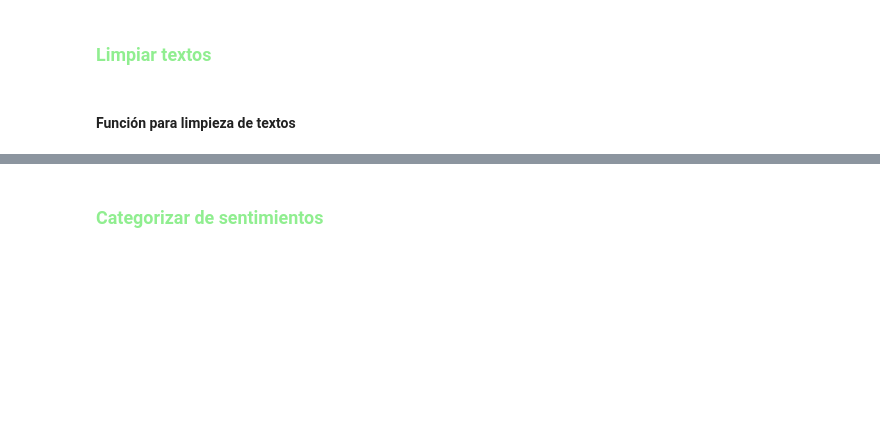
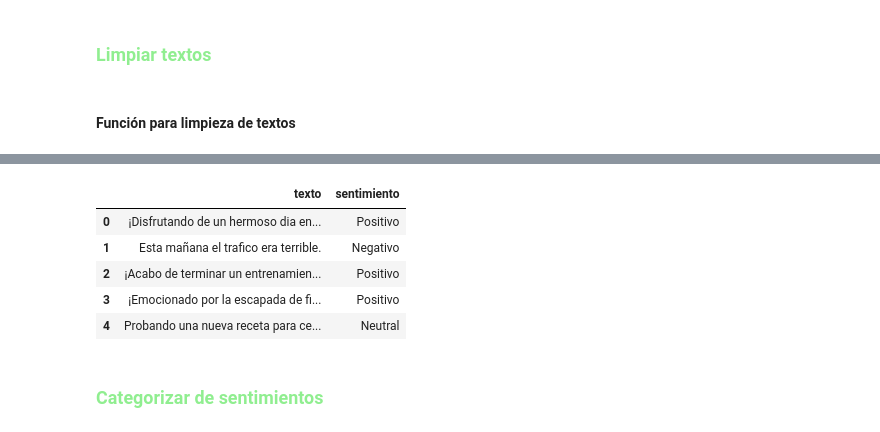
Before and after one commit to ml-punto-tech/sentiment-api, a Jupyter notebook: data-science/notebooks/Modelo_SentimentAPI.ipynb, the cells around one changed output, grey strips where cells are left out. Cells and saved outputs as stored; diff of their text form; code cells hidden in the pictures; blank space fills up the shorter version.

```diff
--- a/data-science/notebooks/Modelo_SentimentAPI.ipynb
+++ b/data-science/notebooks/Modelo_SentimentAPI.ipynb
@@ -479,0 +650,39 @@ Lista negativos limpios: amargura, entumecimiento, anhelo, devastado, desesperac
+# %%
+# ============================================================================
+# FUNCIÓN 3: Fase de limpieza básica (ORQUESTADOR)
+# ============================================================================
+def fase_limpieza_texto(dfs_filtrados):
+    """
+    Orquesta la limpieza básica de todos los datasets
+
+    Args:
+        dfs_originales: Diccionario con datasets filtrados
+
+    Returns:
+        Diccionario con datasets después de limpieza básica
+    """
+    print("\n" + "="*70)
+    print("🚀 FASE 1: LIMPIEZA BÁSICA (COMÚN A TODOS)")
+    print("="*70)
+
+    # Usar procesar_dict_con_idioma para recorrer todos
+    dfs_limpios_resultado = procesar_dic(
+        dict=dfs_filtrados, # Corrected: should use dfs_filtrados here
+        funcion_proceso=lambda df, nombre: limpiar_columnas(
+            df,
+            col1_name="texto",
+            col2_name="sentimiento",
+            nombre_df=nombre
+        ),
+        sufijo='_limpio'
+    )
+
+    print("\n✅ LIMPIEZA BÁSICA COMPLETADA")
+    print(f"• Entrada: {len(dfs_filtrados)} datasets")
+    print(f"• Salida: {len(dfs_limpios_resultado)} datasets procesados")
+
+    return dfs_limpios_resultado
+
+# Call the function and assign its result to the global dfs_limpios
+dfs_limpios = fase_limpieza_texto(dfs_filtrados)
+print(list(dfs_limpios.keys()))
@@ -511,2 +924,11 @@ Registros dataset_unificado: 3636
+# %%
+df_normal1.head()
+# %% [output]
+|  | texto | sentimiento |
+| 0 | ¡Disfrutando de un hermoso dia en... | Positivo |
+| 1 | Esta mañana el trafico era terrible. | Negativo |
+| 2 | ¡Acabo de terminar un entrenamien... | Positivo |
+| 3 | ¡Emocionado por la escapada de fi... | Positivo |
+| 4 | Probando una nueva receta para ce... | Neutral |
 # %% [markdown]
 ### <font size=12 color=lightgreen>Categorizar de sentimientos </font>
```
Also changed, not shown: parts of 52 cells of this notebook, 2 other files.
